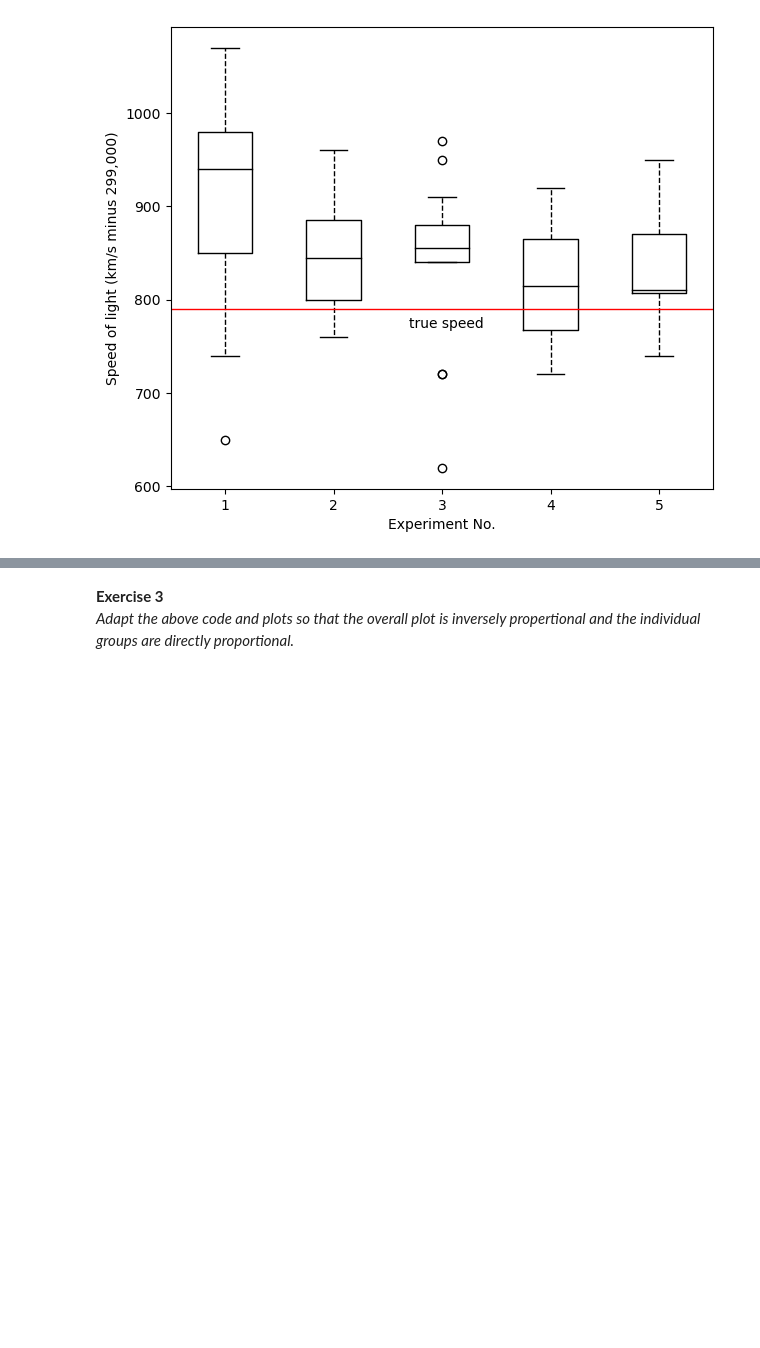
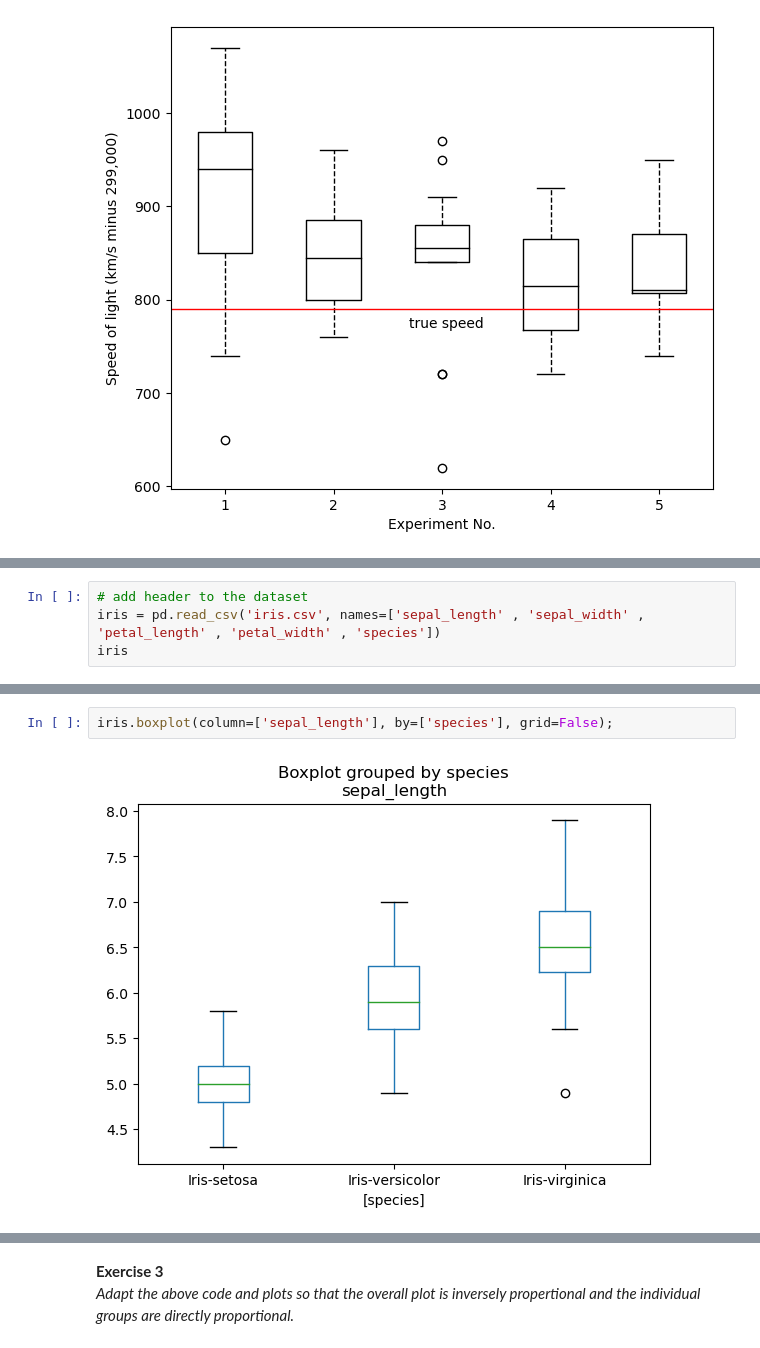
Before and after one commit to Tanja888/funddata-assessment, a Jupyter notebook: practicals/04-outliers-exercises.ipynb, the cells around one changed output, grey strips where cells are left out. Saved outputs shown, nothing was run; the diff lists cells and outputs as text; blank space fills up the shorter version.

Commit message:
Box plots Exercise 2

```diff
--- a/practicals/04-outliers-exercises.ipynb
+++ b/practicals/04-outliers-exercises.ipynb
@@ -95,0 +113,4 @@ _Create box plots for all of the numercial variables in Fisher's Iris Data Set._
+# %%
+# add header to the dataset
+iris = pd.read_csv('iris.csv', names=['sepal_length' , 'sepal_width' , 'petal_length' , 'petal_width' , 'species'])
+iris
@@ -95,0 +131,4 @@ _Create box plots for all of the numercial variables in Fisher's Iris Data Set._
+# %%
+iris.boxplot(column=['sepal_length'], by=['species'], grid=False);
+# %% [output]
+[figure, added]
```
Also changed, not shown: parts of 9 cells of this notebook, 1 other file.
